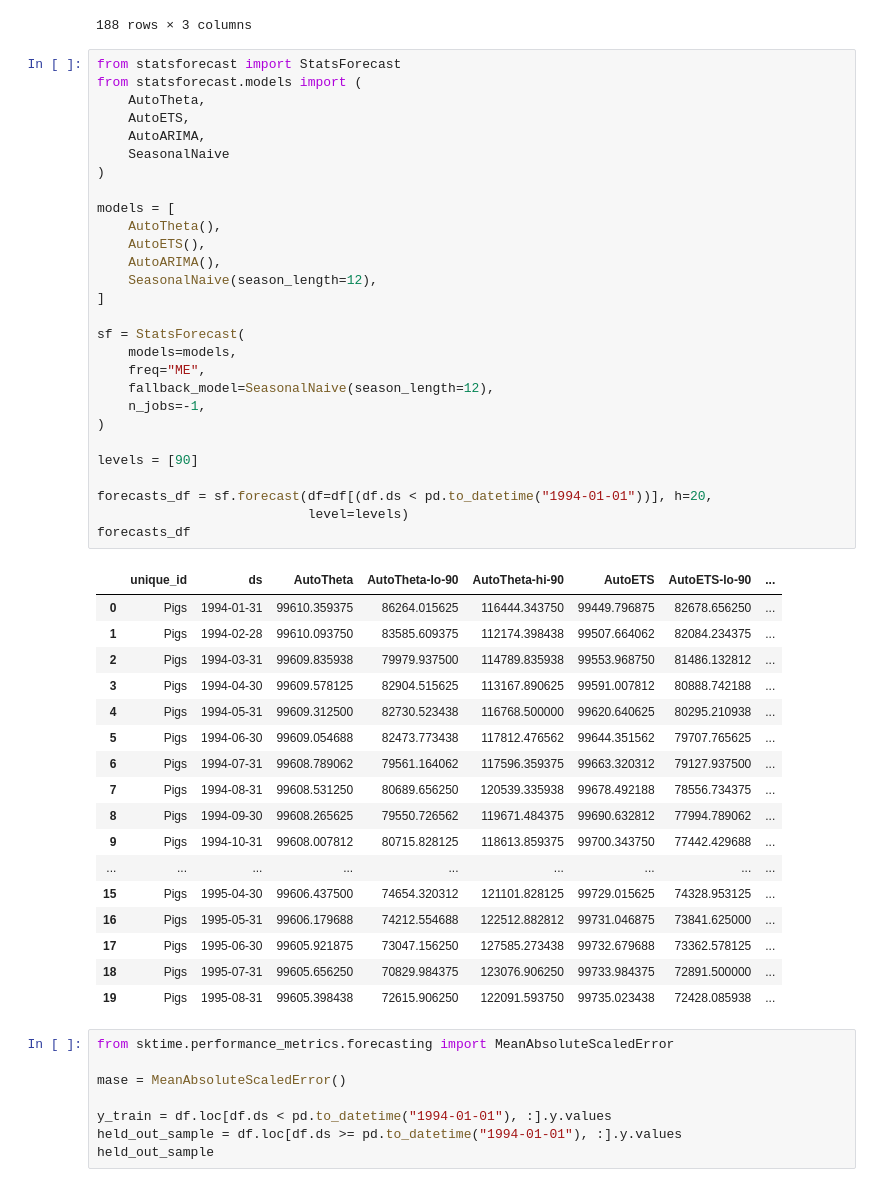
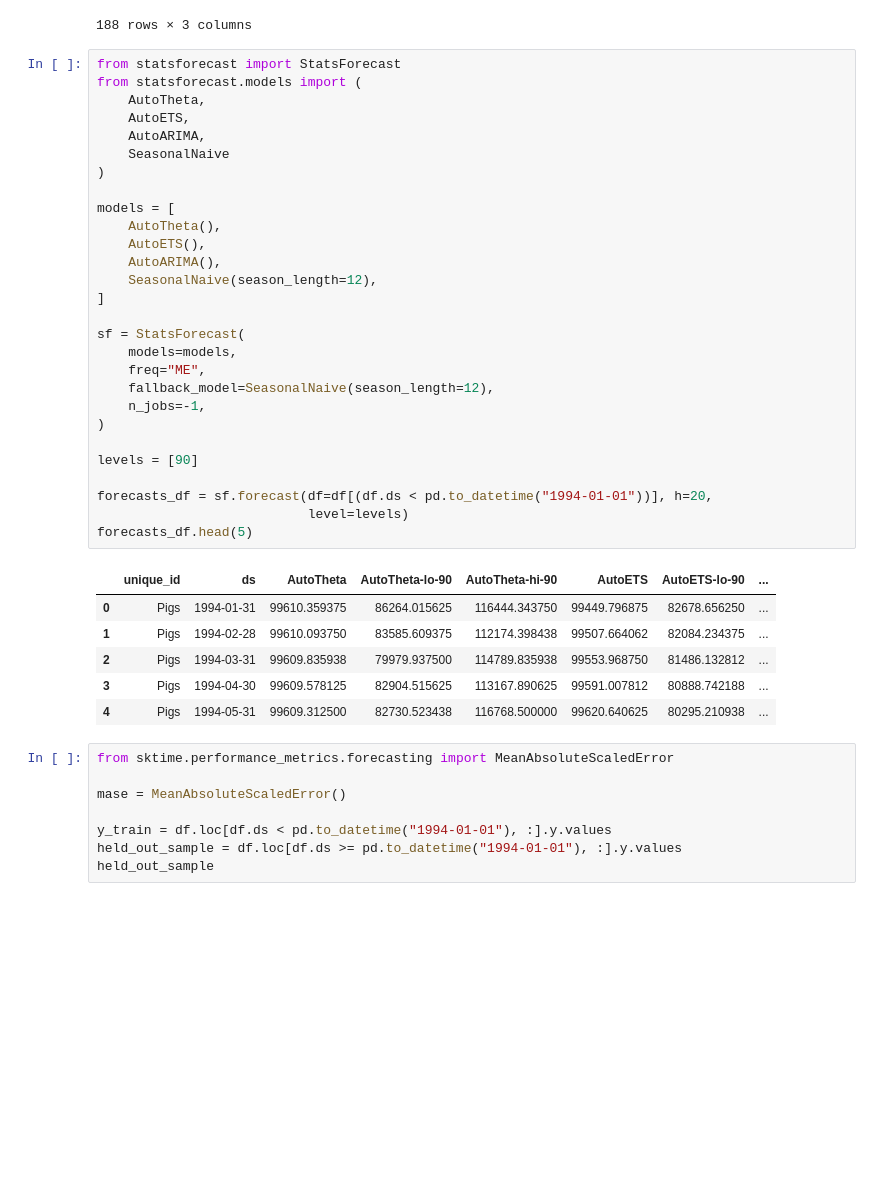
Before and after one commit to RobertWSmith/time-series-llm, a Jupyter notebook: experiment-01.ipynb, the cells around one changed output. Cells and saved outputs as stored; diff of their text form; blank space fills up the shorter version.

```diff
--- a/experiment-01.ipynb
+++ b/experiment-01.ipynb
@@ -28,45 +28,34 @@ from statsforecast.models import (
     AutoETS,
     AutoARIMA,
     SeasonalNaive
 )
 
 models = [
     AutoTheta(),
     AutoETS(),
     AutoARIMA(),
     SeasonalNaive(season_length=12),
 ]
 
 sf = StatsForecast(
     models=models,
     freq="ME",
     fallback_model=SeasonalNaive(season_length=12),
     n_jobs=-1,
 )
 
 levels = [90]
 
 forecasts_df = sf.forecast(df=df[(df.ds < pd.to_datetime("1994-01-01"))], h=20,
                            level=levels)
-forecasts_df
+forecasts_df.head(5)
 # %% [output]
 |  | unique_id | ds | AutoTheta | AutoTheta-lo-90 | AutoTheta-hi-90 | AutoETS | AutoETS-lo-90 | ... |
 | 0 | Pigs | 1994-01-31 | 99610.359375 | 86264.015625 | 116444.343750 | 99449.796875 | 82678.656250 | ... |
 | 1 | Pigs | 1994-02-28 | 99610.093750 | 83585.609375 | 112174.398438 | 99507.664062 | 82084.234375 | ... |
 | 2 | Pigs | 1994-03-31 | 99609.835938 | 79979.937500 | 114789.835938 | 99553.968750 | 81486.132812 | ... |
 | 3 | Pigs | 1994-04-30 | 99609.578125 | 82904.515625 | 113167.890625 | 99591.007812 | 80888.742188 | ... |
 | 4 | Pigs | 1994-05-31 | 99609.312500 | 82730.523438 | 116768.500000 | 99620.640625 | 80295.210938 | ... |
-| 5 | Pigs | 1994-06-30 | 99609.054688 | 82473.773438 | 117812.476562 | 99644.351562 | 79707.765625 | ... |
-| 6 | Pigs | 1994-07-31 | 99608.789062 | 79561.164062 | 117596.359375 | 99663.320312 | 79127.937500 | ... |
-| 7 | Pigs | 1994-08-31 | 99608.531250 | 80689.656250 | 120539.335938 | 99678.492188 | 78556.734375 | ... |
-| 8 | Pigs | 1994-09-30 | 99608.265625 | 79550.726562 | 119671.484375 | 99690.632812 | 77994.789062 | ... |
-| 9 | Pigs | 1994-10-31 | 99608.007812 | 80715.828125 | 118613.859375 | 99700.343750 | 77442.429688 | ... |
-| ... | ... | ... | ... | ... | ... | ... | ... | ... |
-| 15 | Pigs | 1995-04-30 | 99606.437500 | 74654.320312 | 121101.828125 | 99729.015625 | 74328.953125 | ... |
-| 16 | Pigs | 1995-05-31 | 99606.179688 | 74212.554688 | 122512.882812 | 99731.046875 | 73841.625000 | ... |
-| 17 | Pigs | 1995-06-30 | 99605.921875 | 73047.156250 | 127585.273438 | 99732.679688 | 73362.578125 | ... |
-| 18 | Pigs | 1995-07-31 | 99605.656250 | 70829.984375 | 123076.906250 | 99733.984375 | 72891.500000 | ... |
-| 19 | Pigs | 1995-08-31 | 99605.398438 | 72615.906250 | 122091.593750 | 99735.023438 | 72428.085938 | ... |
 # %%
 from sktime.performance_metrics.forecasting import MeanAbsoluteScaledError
 
```
Also changed, not shown: parts of 9 cells of this notebook, 4 other files.
